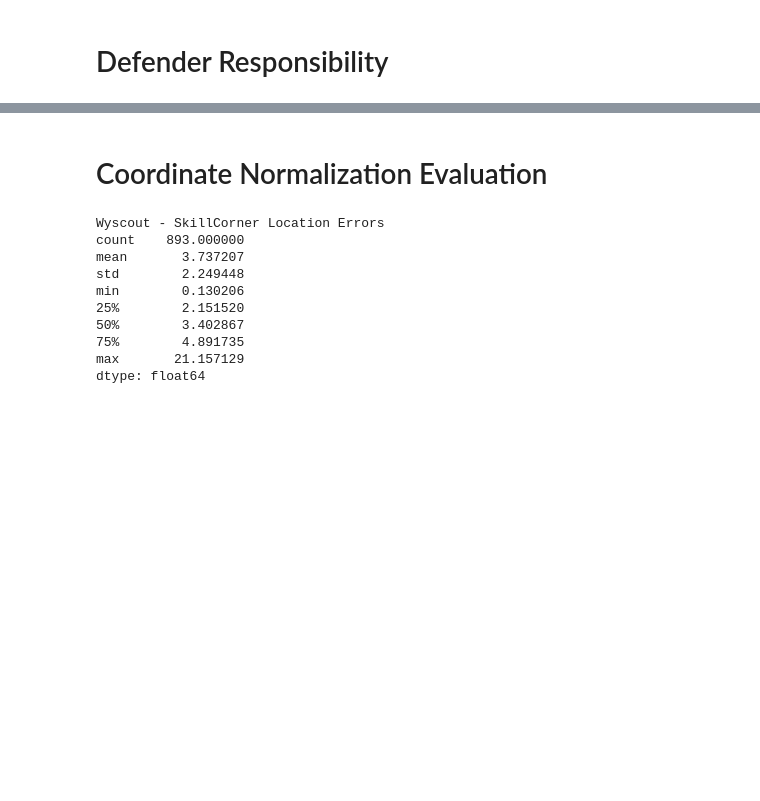
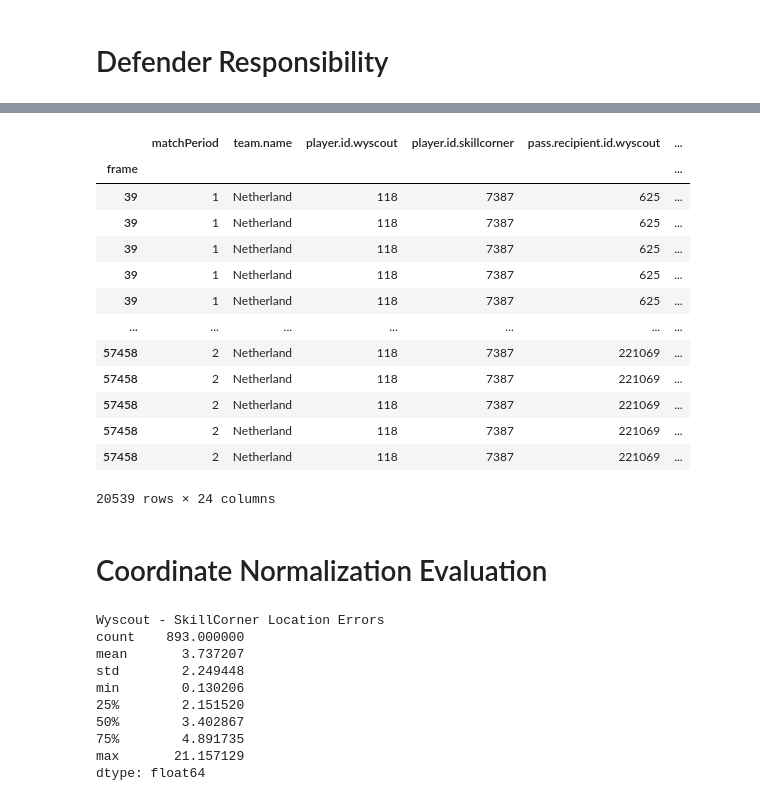
Before and after one commit to ariskoutris/defensive-passing-networks, a Jupyter notebook: src/notebooks/pass_tables.ipynb, the cells around one changed output, grey strips where cells are left out. Drawn from its saved outputs; the diff is of its cells as text; code cells hidden in the pictures; blank space fills up the shorter version.

```diff
--- a/src/notebooks/pass_tables.ipynb
+++ b/src/notebooks/pass_tables.ipynb
@@ -266,0 +396,4 @@ joined_df['responsibility'] = np.where(joined_df['tracking.is_teammate'], 0, joi
+# %%
+joined_df = calculate_interception_xt(joined_df, xt_table)
+#joined_df['interception_xt'] = joined_df.apply(lambda row: get_xt_value(row['interception_point_x'], row['interception_point_y'], row['play_direction']), axis=1)
+joined_df['interception_xt'] = np.where(joined_df['tracking.is_teammate'], 0, joined_df['interception_xt'])
@@ -266,0 +410,3 @@ joined_df['responsibility'] = np.where(joined_df['tracking.is_teammate'], 0, joi
+# %%
+joined_df['threat_by_pressing'] = joined_df['responsibility'] * joined_df['interception_xt']
+joined_df.sort_values(by = 'threat_by_pressing', ascending = False).head(5)
@@ -266,0 +433,17 @@ joined_df['responsibility'] = np.where(joined_df['tracking.is_teammate'], 0, joi
+# %%
+joined_df
+# %% [output]
+|  | matchPeriod | team.name | player.id.wyscout | player.id.skillcorner | pass.recipient.id.wyscout | ... |
+| frame |  |  |  |  |  | ... |
+| 39 | 1 | Netherland | 118 | 7387 | 625 | ... |
+| 39 | 1 | Netherland | 118 | 7387 | 625 | ... |
+| 39 | 1 | Netherland | 118 | 7387 | 625 | ... |
+| 39 | 1 | Netherland | 118 | 7387 | 625 | ... |
+| 39 | 1 | Netherland | 118 | 7387 | 625 | ... |
+| ... | ... | ... | ... | ... | ... | ... |
+| 57458 | 2 | Netherland | 118 | 7387 | 221069 | ... |
+| 57458 | 2 | Netherland | 118 | 7387 | 221069 | ... |
+| 57458 | 2 | Netherland | 118 | 7387 | 221069 | ... |
+| 57458 | 2 | Netherland | 118 | 7387 | 221069 | ... |
+| 57458 | 2 | Netherland | 118 | 7387 | 221069 | ... |
+20539 rows × 24 columns
```
Also changed, not shown: parts of 19 cells of this notebook.
